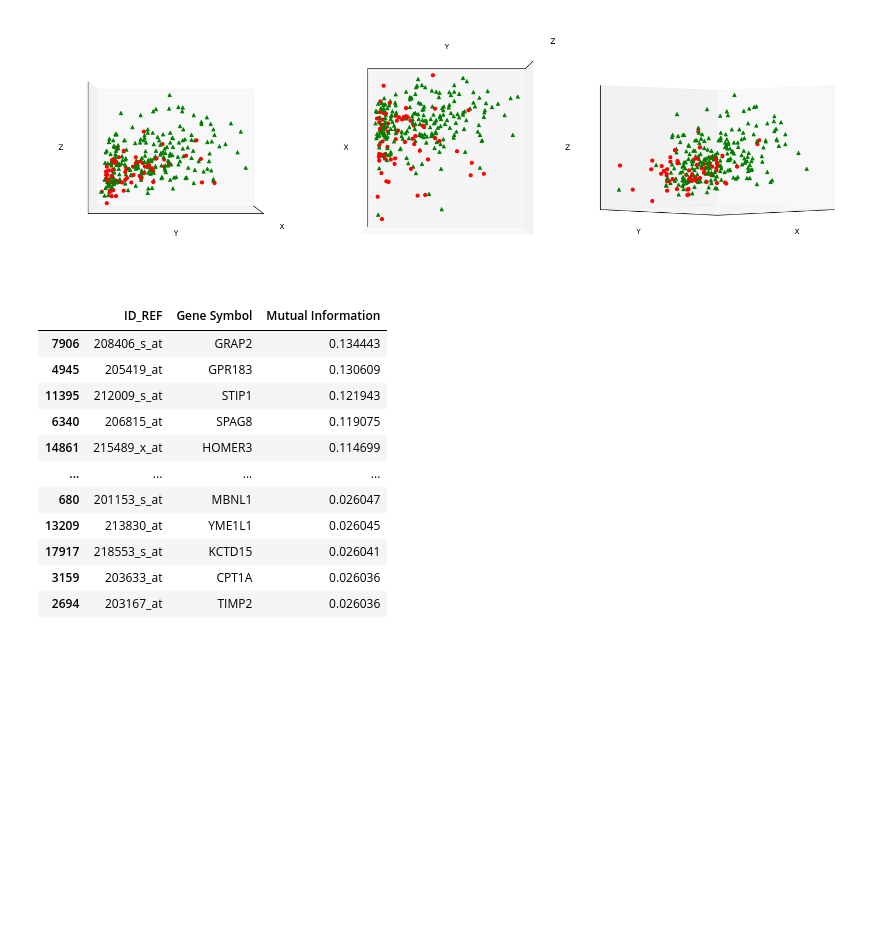
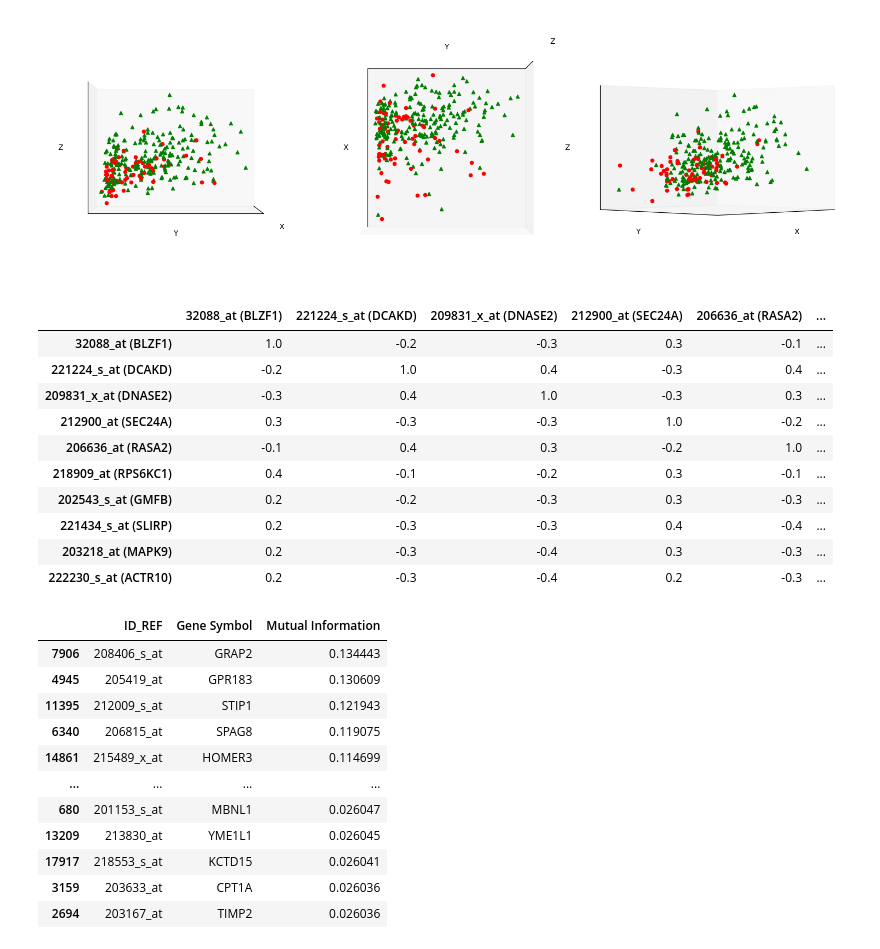
Before and after one commit to jasonrichdarmawan/npu-introduction-of-bioinformatics-data-visualization-logistic-regression, a Jupyter notebook: 01.ipynb, the cells around one changed output. Cells and saved outputs as stored; diff of their text form; code cells hidden in the pictures; blank space fills up the shorter version.

Commit message:
chore: add pearson test

```diff
--- a/01.ipynb
+++ b/01.ipynb
@@ -515,6 +534,29 @@ plt.tight_layout()
 plt.show()
 # %% [output]
 [figure]
+# %%
+# Check feature correlation
+df_f_classif_features = df_f_classif[df_f_classif["p-values"] < 0.05].sort_values(ascending=False, by="F-statistic")["ID_REF"].iloc[0:10].tolist()
+df_f_classif_corr = df_gse2034_data_transposed_target[df_f_classif_features].corr(method="pearson")
+
+df_f_classif_dict = df_f_classif.set_index("ID_REF")["Gene Symbol"].to_dict()
+
+df_f_classif_corr.columns = [f"{id_ref} ({df_f_classif_dict[id_ref]})" for id_ref in df_f_classif_corr.columns]
+df_f_classif_corr.index = [f"{id_ref} ({df_f_classif_dict[id_ref]})" for id_ref in df_f_classif_corr.index]
+
+df_f_classif_corr.style.background_gradient(cmap="coolwarm").format(precision=1)
+# %% [output]
+|  | 32088_at (BLZF1) | 221224_s_at (DCAKD) | 209831_x_at (DNASE2) | 212900_at (SEC24A) | 206636_at (RASA2) | ... |
+| 32088_at (BLZF1) | 1.0 | -0.2 | -0.3 | 0.3 | -0.1 | ... |
+| 221224_s_at (DCAKD) | -0.2 | 1.0 | 0.4 | -0.3 | 0.4 | ... |
+| 209831_x_at (DNASE2) | -0.3 | 0.4 | 1.0 | -0.3 | 0.3 | ... |
+| 212900_at (SEC24A) | 0.3 | -0.3 | -0.3 | 1.0 | -0.2 | ... |
+| 206636_at (RASA2) | -0.1 | 0.4 | 0.3 | -0.2 | 1.0 | ... |
+| 218909_at (RPS6KC1) | 0.4 | -0.1 | -0.2 | 0.3 | -0.1 | ... |
+| 202543_s_at (GMFB) | 0.2 | -0.2 | -0.3 | 0.3 | -0.3 | ... |
+| 221434_s_at (SLIRP) | 0.2 | -0.3 | -0.3 | 0.4 | -0.4 | ... |
+| 203218_at (MAPK9) | 0.2 | -0.3 | -0.4 | 0.3 | -0.3 | ... |
+| 222230_s_at (ACTR10) | 0.2 | -0.3 | -0.4 | 0.2 | -0.3 | ... |
 # %%
 # Feature Selection using the mutual information, p-value lower than 0.05
 mi = mutual_info_classif(X_train, y_train, random_state=42)
```
Also changed, not shown: parts of 7 cells of this notebook.
